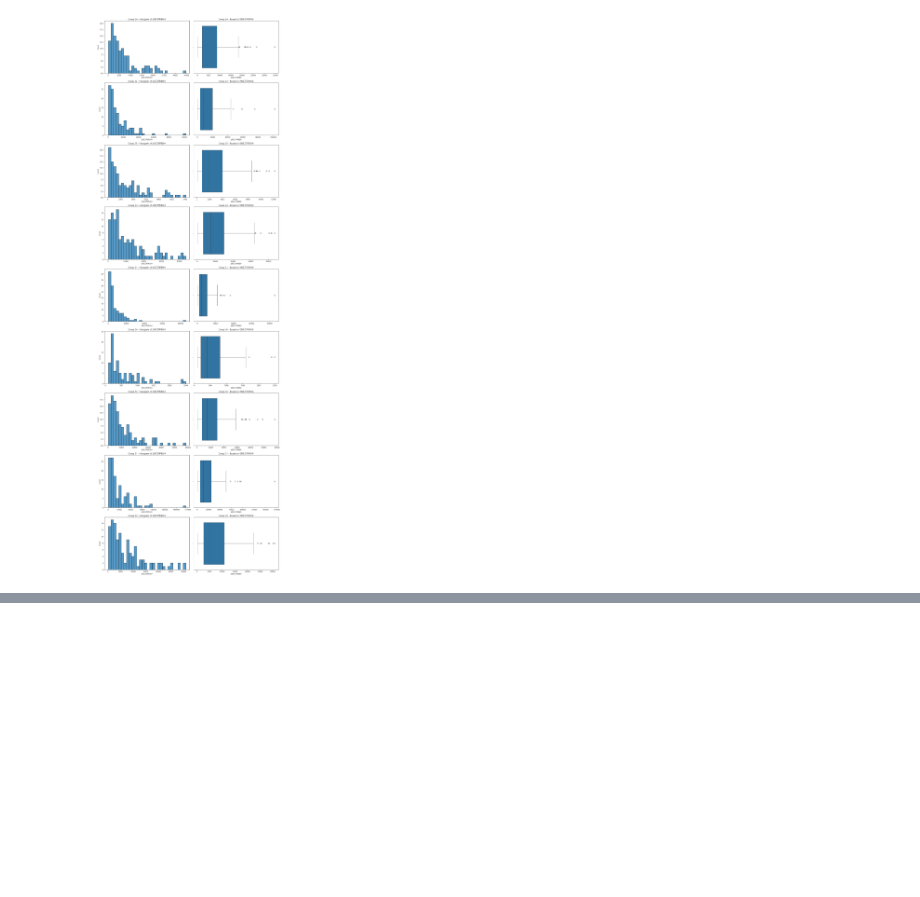
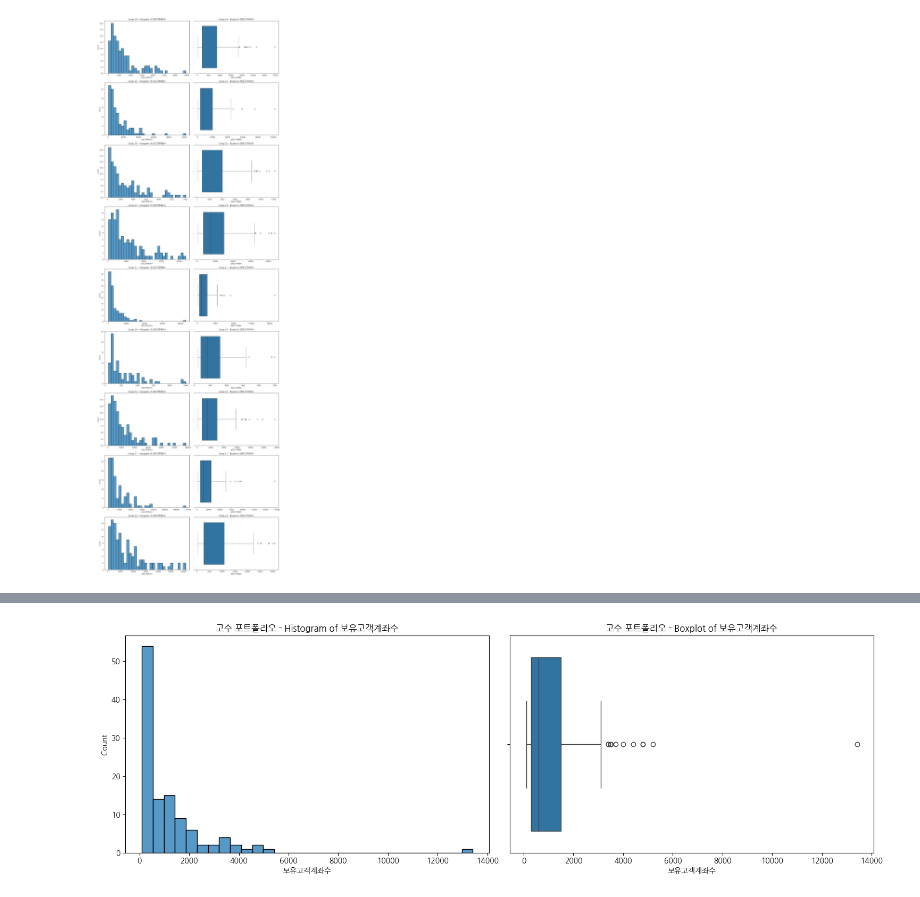
Before and after one commit to WonchanMoon/DSHY, a Jupyter notebook: EDA 실습/농협 공모전/데이터분석_업로드용.ipynb, the cells around one changed output, grey strips where cells are left out. Cells and saved outputs as stored; diff of their text form; code cells hidden in the pictures; blank space fills up the shorter version.

```diff
--- a/EDA 실습/농협 공모전/데이터분석_업로드용.ipynb
+++ b/EDA 실습/농협 공모전/데이터분석_업로드용.ipynb
@@ -133,9 +133,9 @@ print(count)
 Counter({'ARKG': 9, 'ICLN': 9, 'JEPI': 9, 'JEPQ': 9, 'NVDL': 9, 'SOXL': 9, 'SOXX': 9, 'SPY': 9, 'TLT': 9, 'TQQQ': 9, 'TSLL': 9, 'UPRO': 9, 'ARKK': 9, 'LIT': 9, 'METV': 9, 'QLD': 9, 'QQQ': 9, 'QQQM': 9 ...
 # %%
 # count안에서 7이상의 ETF만 추출하여 etf_df_q3에 저장하고 dict_0726의 value값들중 etf_df_q3에 있는 티커를 제거
-etf_df_q3 = [key for key, value in count.items() if value >= 7]
-dict_0726 = {key: value[~value.index.isin(etf_df_q3)] for key, value in dict_0726.items()}
-print(len(etf_df_q3))
+everyone_love = [key for key, value in count.items() if value >= 7]
+dict_0726 = {key: value[~value.index.isin(everyone_love)] for key, value in dict_0726.items()}
+print(len(everyone_love))
 # %% [output]
 33
 # %%
@@ -159,0 +280,19 @@ plt.show()
+# %%
+# gosu_0726의 인덱스중 everyone_love에 있는 티커를 제거
+gosu_unique = gosu_0726[~gosu_0726.index.isin(everyone_love)]
+
+# 히스토그램과 박스플롯을 그리기 위한 설정
+fig, axes = plt.subplots(1, 2, figsize=(15, 5))
+
+# 히스토그램
+sns.histplot(gosu_unique['보유고객계좌수'], bins=30, ax=axes[0])
+axes[0].set_title('고수 포트폴리오 - Histogram of 보유고객계좌수')
+
+# 박스플롯
+sns.boxplot(x=gosu_unique['보유고객계좌수'], ax=axes[1])
+axes[1].set_title('고수 포트폴리오 - Boxplot of 보유고객계좌수')
+
+plt.tight_layout()
+plt.show()
+# %% [output]
+[figure, added]
```
Also changed, not shown: parts of 11 cells of this notebook.
